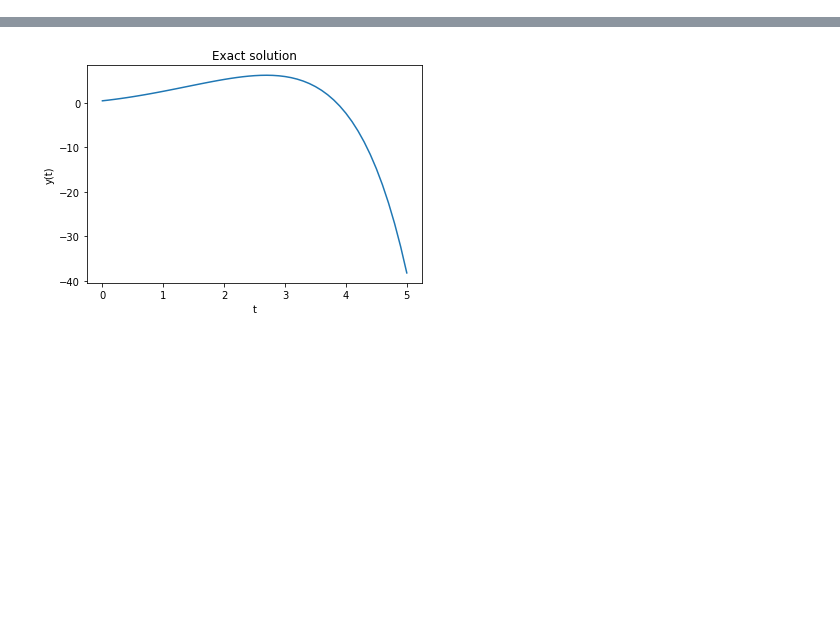
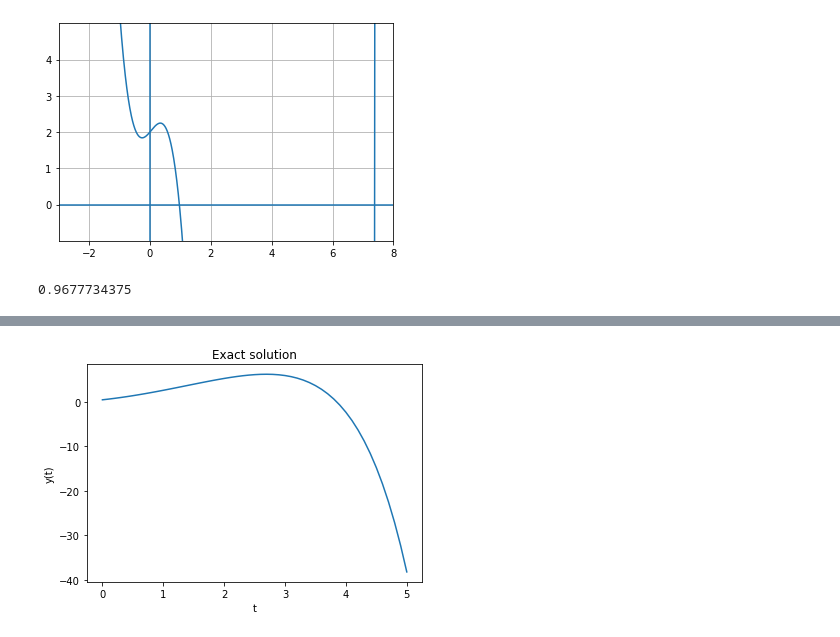
Before and after one commit to xoiga123/FPTU, a Jupyter notebook: MAN201.ipynb, the cells around one changed output, grey strips where cells are left out. Cells and saved outputs as stored; diff of their text form; code cells hidden in the pictures; blank space fills up the shorter version.

```diff
--- a/MAN201.ipynb
+++ b/MAN201.ipynb
@@ -1,2 +1,69 @@
 # %% [markdown]
 <a href="https://colab.research.google.com/github/xoiga123/FPTU/blob/master/MAN201.ipynb" target="_parent"><img src="https://colab.research.google.com/assets/colab-badge.svg" alt="Open In Colab"/></a>
+# %%
+## Bài 1.1
+import math
+import numpy as np
+import matplotlib.pyplot as plt
+# exp(x) la e ngu x
+
+#phuong trinh de bai cho san
+
+
+x = np.linspace(-2,8,1000)
+fx = []
+for i in range (len(x)):
+    fx = np.exp(x) - 4.0*np.power(x,3) + 1
+
+multiplier = 5
+xmin, xmax = plt.xlim()
+ymin, ymax = plt.ylim()
+xlb = [0,1,2,3,4, 5]
+plt.yticks(np.arange(0, 5, 1.0), xlb)
+plt.xticks()
+plt.yticks()
+plt.xlim(-3, 8)
+plt.ylim(-1, 5)
+plt.plot(x, fx)
+plt.grid()
+plt.axvline()
+plt.axhline()
+plt.show()
+# %% [output]
+[figure, added]
+# %%
+## Bài 1.2
+import math
+
+def bisection(f,a,b,N):
+    ## (-)f : function we are trying to approximate a solotion for f(x) = 0
+    ## (-)a, b: numbers Interval [a,b]
+    ## (-)N: Positive number of Iteration to implement
+    if f(a) * f(b) >= 0:
+        print("Bisection method fails.")
+        return None
+    a_n = a
+    b_n = b
+    for n in range(1, N + 1):
+        m_n = (a_n + b_n) / 2
+        f_m_n = f(m_n)
+        if f(a_n) * f_m_n < 0:
+            a_n = a_n
+            b_n = m_n
+        elif f(b_n) * f_m_n < 0:
+            a_n = m_n
+            b_n = b_n
+        elif f_m_n == 0:
+            print("Found exact solution.")
+            return m_n
+        else:
+            print("Bisection method fails.")
+            return None
+    return (a_n + b_n) / 2
+##run code for e^x - 4x^3 + 1
+f = lambda x : math.exp(x) - 4*x**3 + 1
+##arcording to Problem 1-1's grap, we estimate a solution in interval [0,2] and to find p10, we input N =10 to the def
+p10 = bisection(f, 0, 2, 10)
+print(p10)
+# %% [output]
+0.9677734375
```
Also changed, not shown: parts of 7 cells of this notebook.
